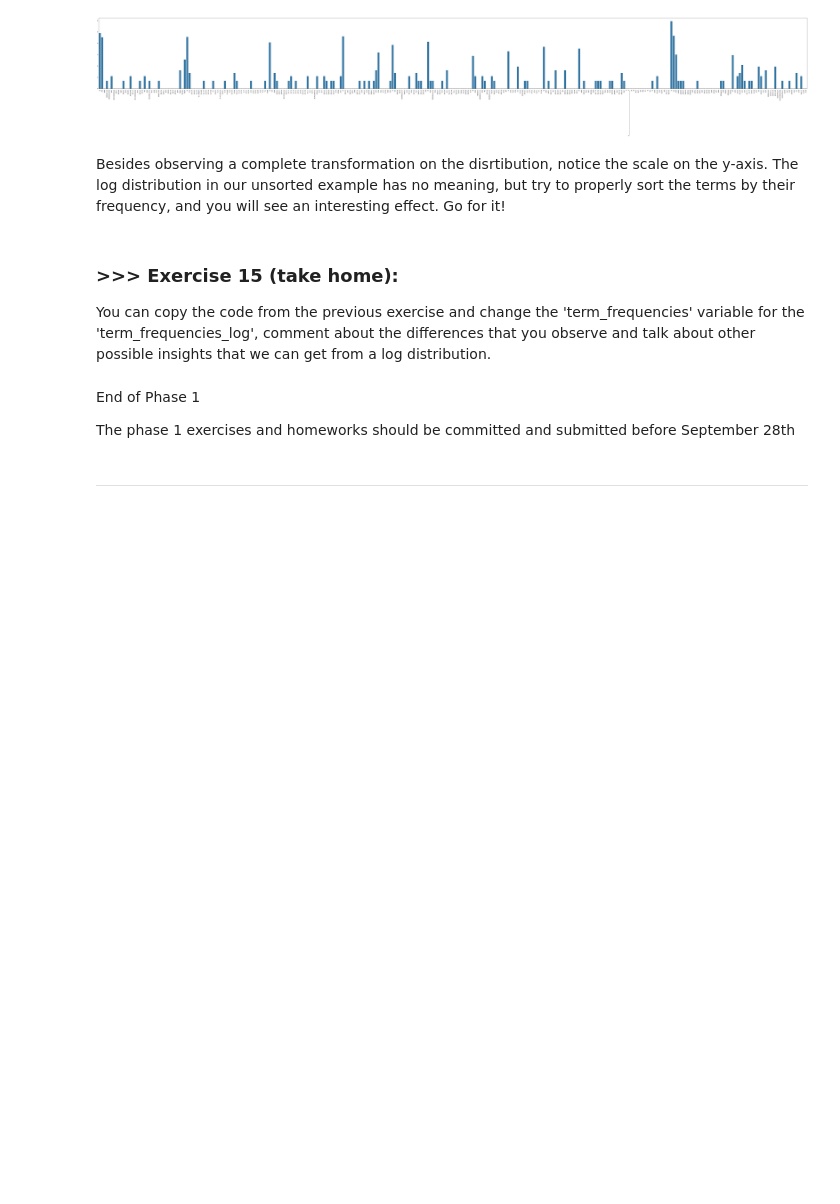
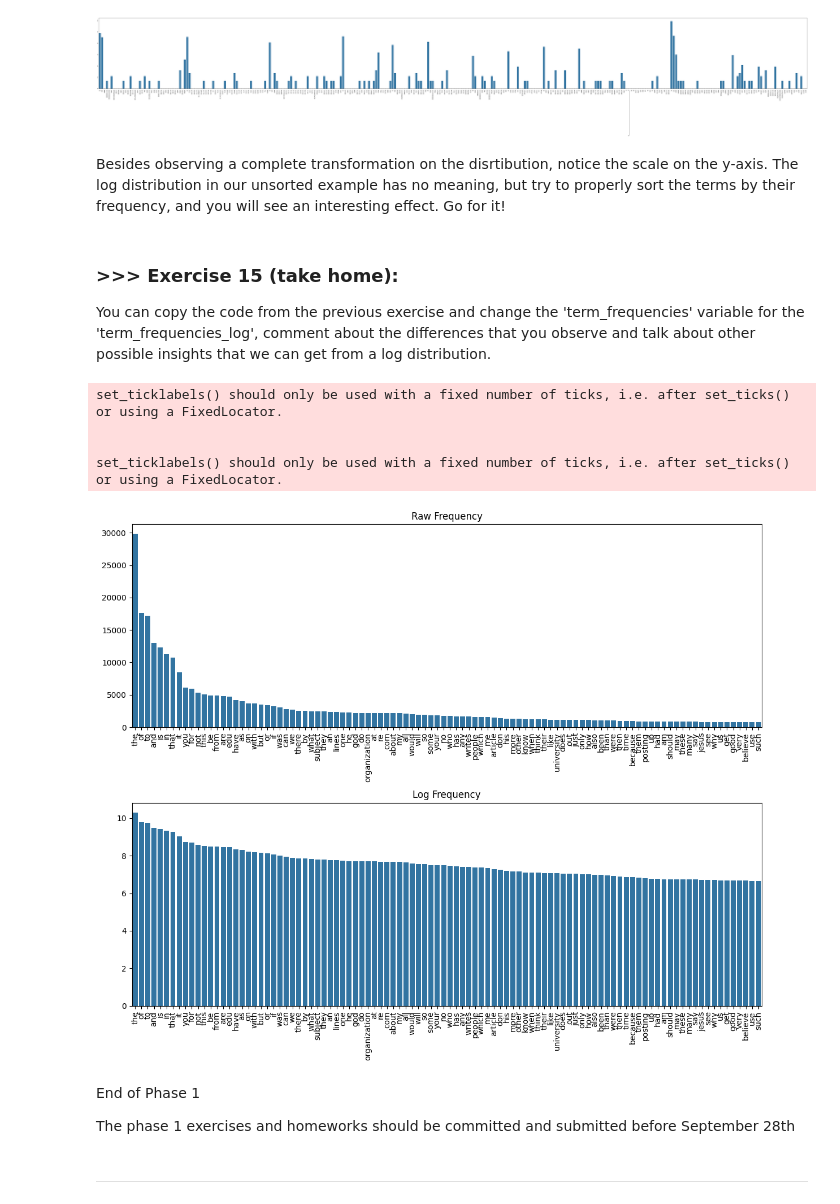
Before and after one commit to bbswei/DM2025-Lab1-Exercise, a Jupyter notebook: DM2025-Lab1-Master.ipynb, the cells around one changed output. Cells and saved outputs as stored; diff of their text form; code cells hidden in the pictures; blank space fills up the shorter version.

```diff
--- a/DM2025-Lab1-Master.ipynb
+++ b/DM2025-Lab1-Master.ipynb
@@ -1207,3 +1301,31 @@ You can copy the code from the previous exercise and change the 'term_frequencie
+# %%
+# Answer here
+# In the raw frequency plot, a few common words dominate while most others appear negligible.
+# With the log transformation, the scale is compressed, making medium- and low-frequency words more distinguishable and the long-tail pattern clearer.
+
+sorted_idx = np.argsort(term_frequencies)[::-1]
+
+terms_sorted = count_vect.get_feature_names_out()[sorted_idx]
+freq_sorted = np.array(term_frequencies)[sorted_idx]
+freq_log_sorted = np.array(term_frequencies_log)[sorted_idx]
+
+fig, axes = plt.subplots(2, 1, figsize=(12, 10))
+
+sns.barplot(x=terms_sorted[:100], y=freq_sorted[:100], ax=axes[0])
+axes[0].set_title("Raw Frequency")
+axes[0].set_xticklabels(terms_sorted[:100], rotation=90)
+
+sns.barplot(x=terms_sorted[:100], y=freq_log_sorted[:100], ax=axes[1])
+axes[1].set_title("Log Frequency")
+axes[1].set_xticklabels(terms_sorted[:100], rotation=90)
+
+plt.tight_layout();
+# %% [output]
+set_ticklabels() should only be used with a fixed number of ticks, i.e. after set_ticks() or using a FixedLocator.
+
+
+set_ticklabels() should only be used with a fixed number of ticks, i.e. after set_ticks() or using a FixedLocator.
+[figure, added]
 # %% [markdown]
 End of Phase 1
 
```
Also changed, not shown: parts of 11 cells of this notebook.
